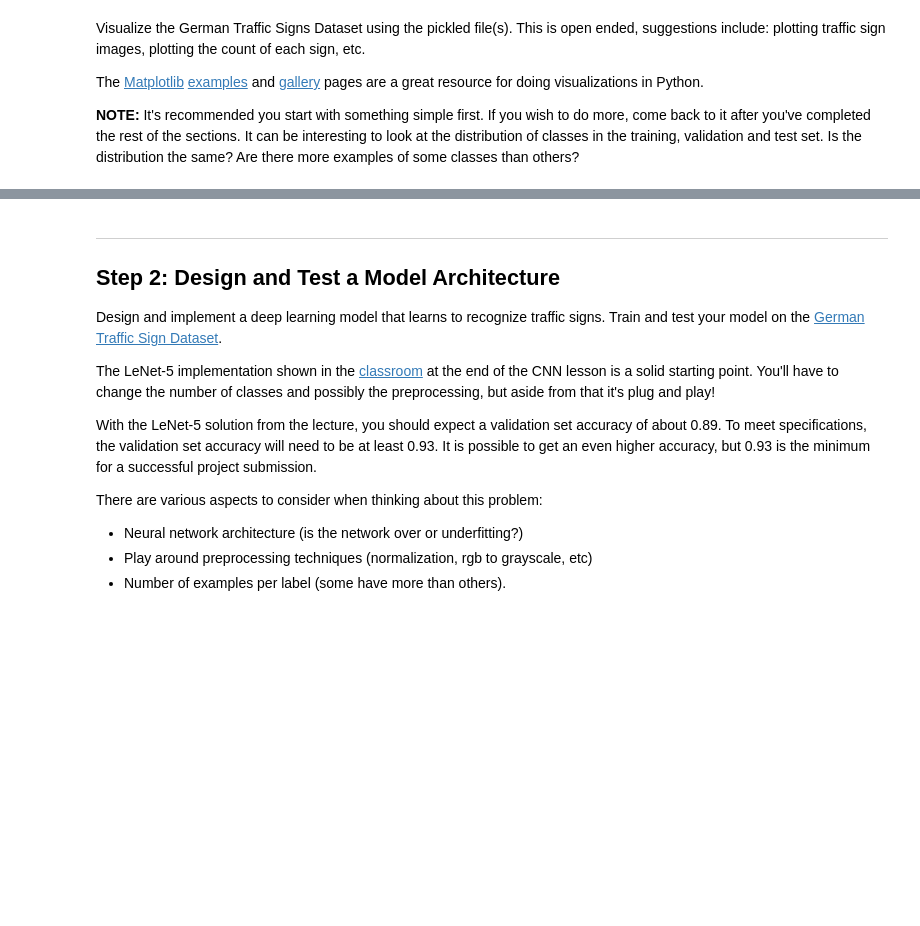
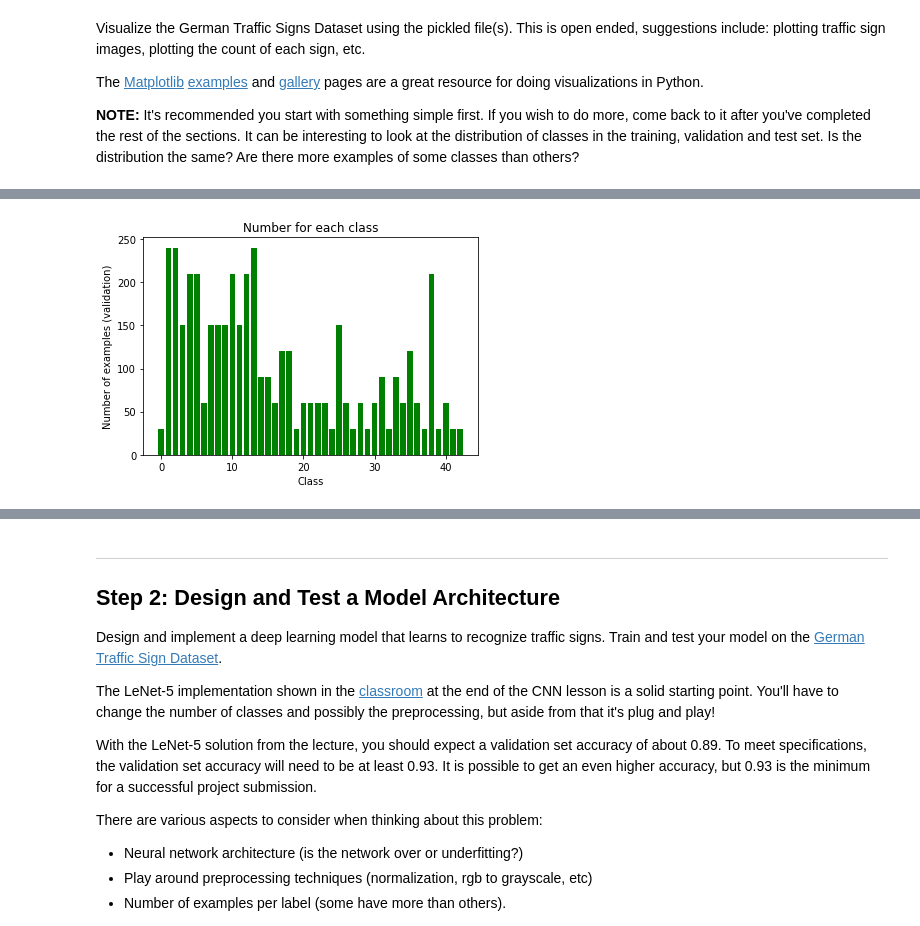
Before and after one commit to pl80tech/CarND-Traffic-Sign-Classifier, a Jupyter notebook: Traffic_Sign_Classifier.ipynb, the cells around one changed output, grey strips where cells are left out. Cells and saved outputs as stored; diff of their text form; code cells hidden in the pictures; blank space fills up the shorter version.

```diff
--- a/Traffic_Sign_Classifier.ipynb
+++ b/Traffic_Sign_Classifier.ipynb
@@ -115,0 +132,5 @@ import matplotlib.pyplot as plt
+# %%
+# Validation data
+plot_number_of_each_label(y_valid, 'Number of examples (validation)', 'Class', 'Number for each class', 'g')
+# %% [output]
+[figure, added]
```
Also changed, not shown: parts of 4 cells of this notebook.
